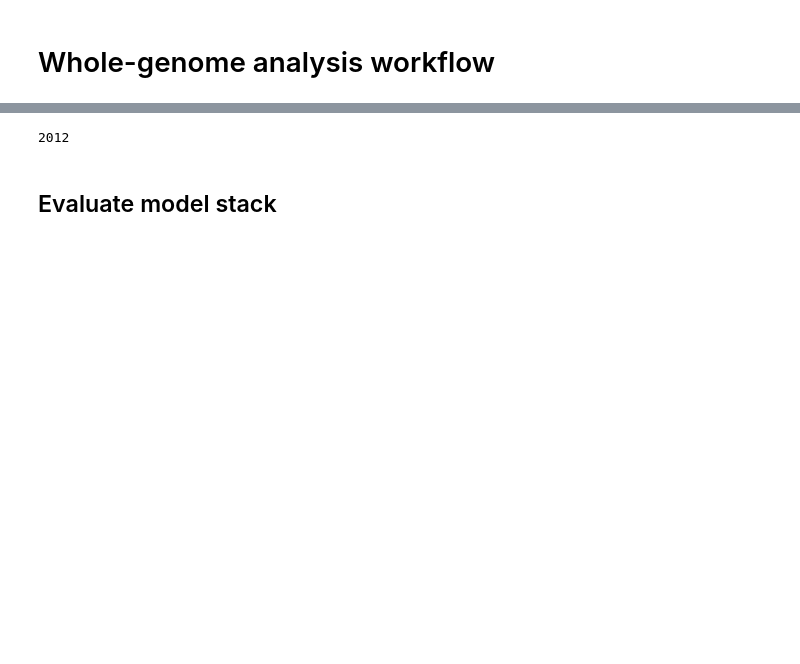
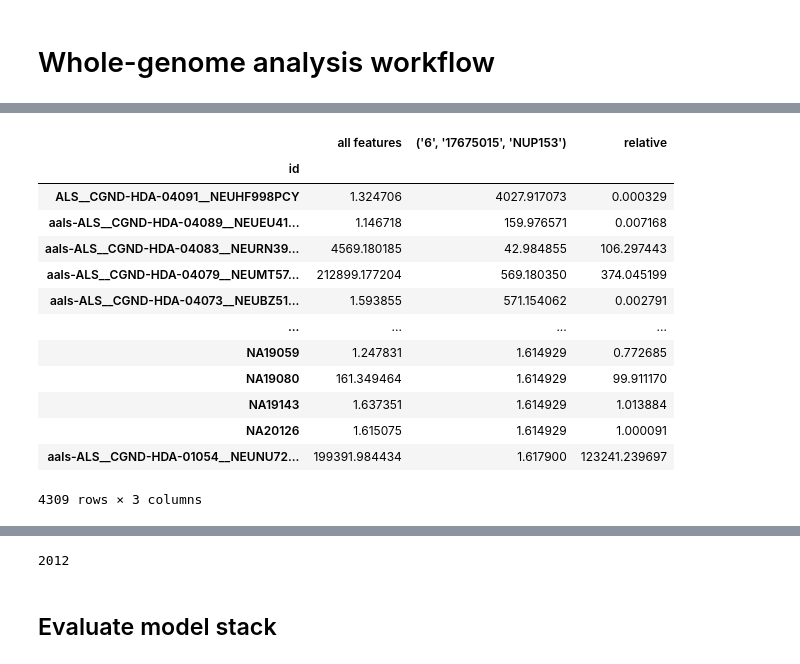
Before and after one commit to ejmockler/case-control-genomics-evaluation, a Jupyter notebook: src/ALS_genomics_model_stack.ipynb, the cells around one changed output, grey strips where cells are left out. Drawn from its saved outputs; the diff is of its cells as text; code cells hidden in the pictures; blank space fills up the shorter version.

```diff
--- a/src/ALS_genomics_model_stack.ipynb
+++ b/src/ALS_genomics_model_stack.ipynb
@@ -103,0 +180,16 @@ len()
+# %%
+def findBaselineFeature(caseGenotypes, controlGenotypes):
+    # calculate the mean of each feature for cases and controls
+    mean_cases = caseGenotypes.mean(axis=1)
+    mean_controls = controlGenotypes.mean(axis=1)
+
+    # calculate the absolute difference in means for each feature
+    diff_means = abs(mean_cases - mean_controls)
+
+    # get the feature with the largest difference in means
+    selected_feature = diff_means.idxmax()
+
+    print("Selected Feature for baseline perplexity: ", selected_feature)
+    return selected_feature
+
+caseGenotypes.loc[findBaselineFeature(caseGenotypes, controlGenotypes)]
@@ -103,0 +479,17 @@ len()
+# %%
+relativePerplexities
+# %% [output]
+|  | all features | ('6', '17675015', 'NUP153') | relative |
+| id |  |  |  |
+| ALS__CGND-HDA-04091__NEUHF998PCY | 1.324706 | 4027.917073 | 0.000329 |
+| aals-ALS__CGND-HDA-04089__NEUEU41... | 1.146718 | 159.976571 | 0.007168 |
+| aals-ALS__CGND-HDA-04083__NEURN39... | 4569.180185 | 42.984855 | 106.297443 |
+| aals-ALS__CGND-HDA-04079__NEUMT57... | 212899.177204 | 569.180350 | 374.045199 |
+| aals-ALS__CGND-HDA-04073__NEUBZ51... | 1.593855 | 571.154062 | 0.002791 |
+| ... | ... | ... | ... |
+| NA19059 | 1.247831 | 1.614929 | 0.772685 |
+| NA19080 | 161.349464 | 1.614929 | 99.911170 |
+| NA19143 | 1.637351 | 1.614929 | 1.013884 |
+| NA20126 | 1.615075 | 1.614929 | 1.000091 |
+| aals-ALS__CGND-HDA-01054__NEUNU72... | 199391.984434 | 1.617900 | 123241.239697 |
+4309 rows × 3 columns
```
Also changed, not shown: parts of 10 cells of this notebook, 6 other files.
